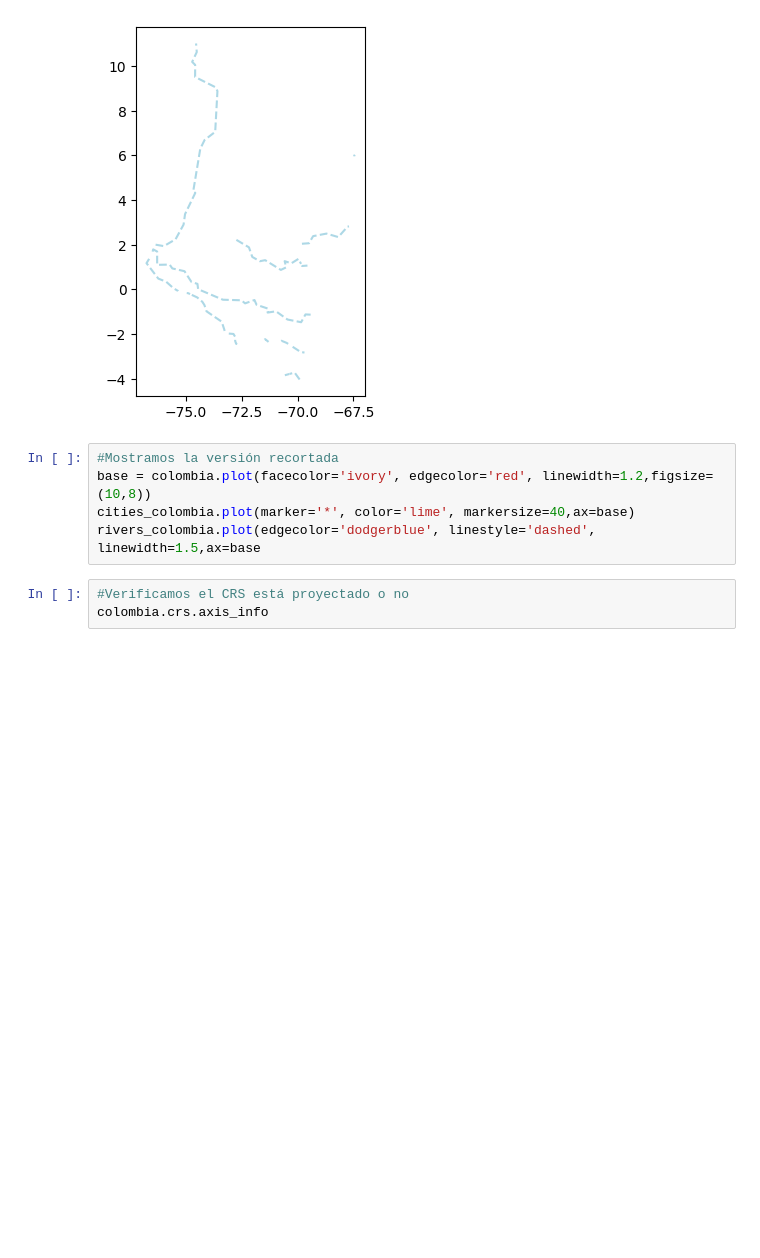
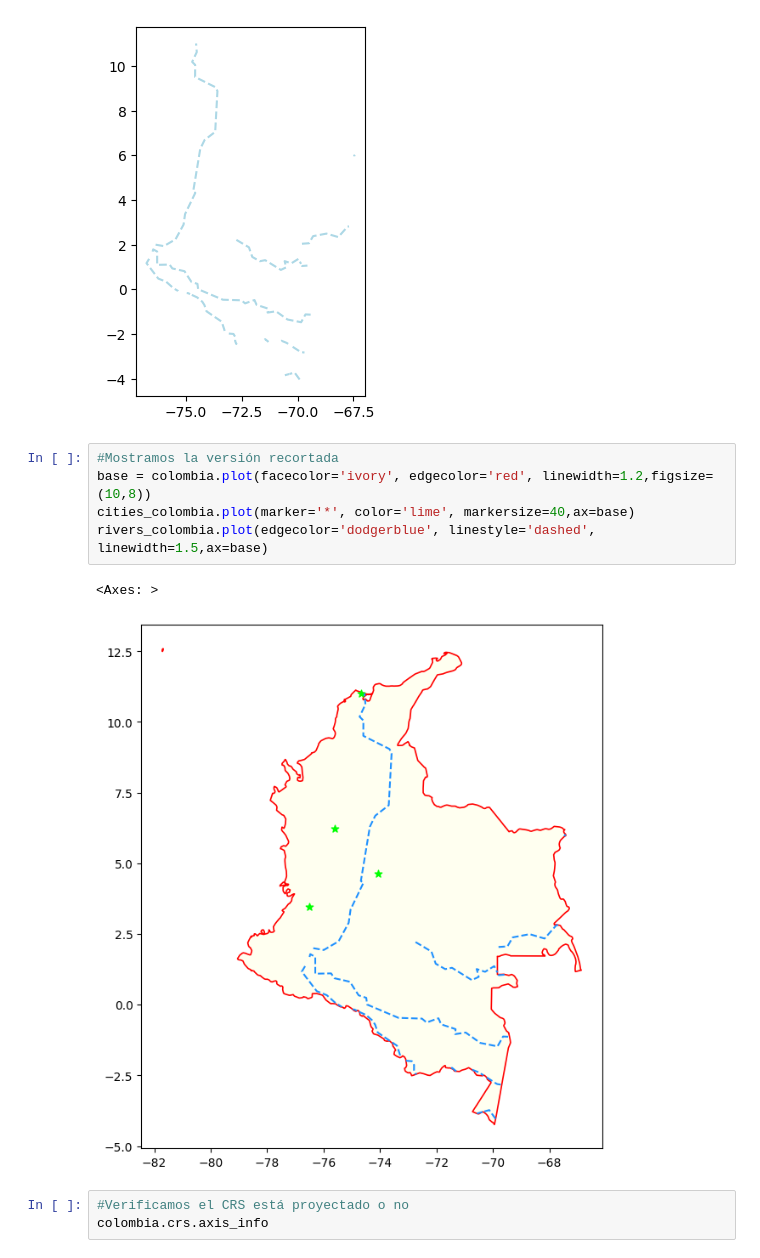
Before and after one commit to ZairaYacsavilca/simpleplot, a Jupyter notebook: Untitled.ipynb, the cells around one changed output. Saved outputs shown, nothing was run; the diff lists cells and outputs as text; blank space fills up the shorter version.

```diff
--- a/Untitled.ipynb
+++ b/Untitled.ipynb
@@ -99,11 +81,14 @@ rivers_colombia.plot(edgecolor="lightblue", linestyle="dashed", linewidth=1.5)
 # %% [output]
 <Axes: >
 [figure]
-# %%
-#Mostramos la versión recortada
-base = colombia.plot(facecolor='ivory', edgecolor='red', linewidth=1.2,figsize=(10,8))
-cities_colombia.plot(marker='*', color='lime', markersize=40,ax=base)
-rivers_colombia.plot(edgecolor='dodgerblue', linestyle='dashed', linewidth=1.5,ax=base
+# %%
+#Mostramos la versión recortada
+base = colombia.plot(facecolor='ivory', edgecolor='red', linewidth=1.2,figsize=(10,8))
+cities_colombia.plot(marker='*', color='lime', markersize=40,ax=base)
+rivers_colombia.plot(edgecolor='dodgerblue', linestyle='dashed', linewidth=1.5,ax=base)
+# %% [output]
+<Axes: >
+[figure, added]
 # %%
 #Verificamos el CRS está proyectado o no
 colombia.crs.axis_info
```
Also changed, not shown: parts of 14 cells of this notebook.
